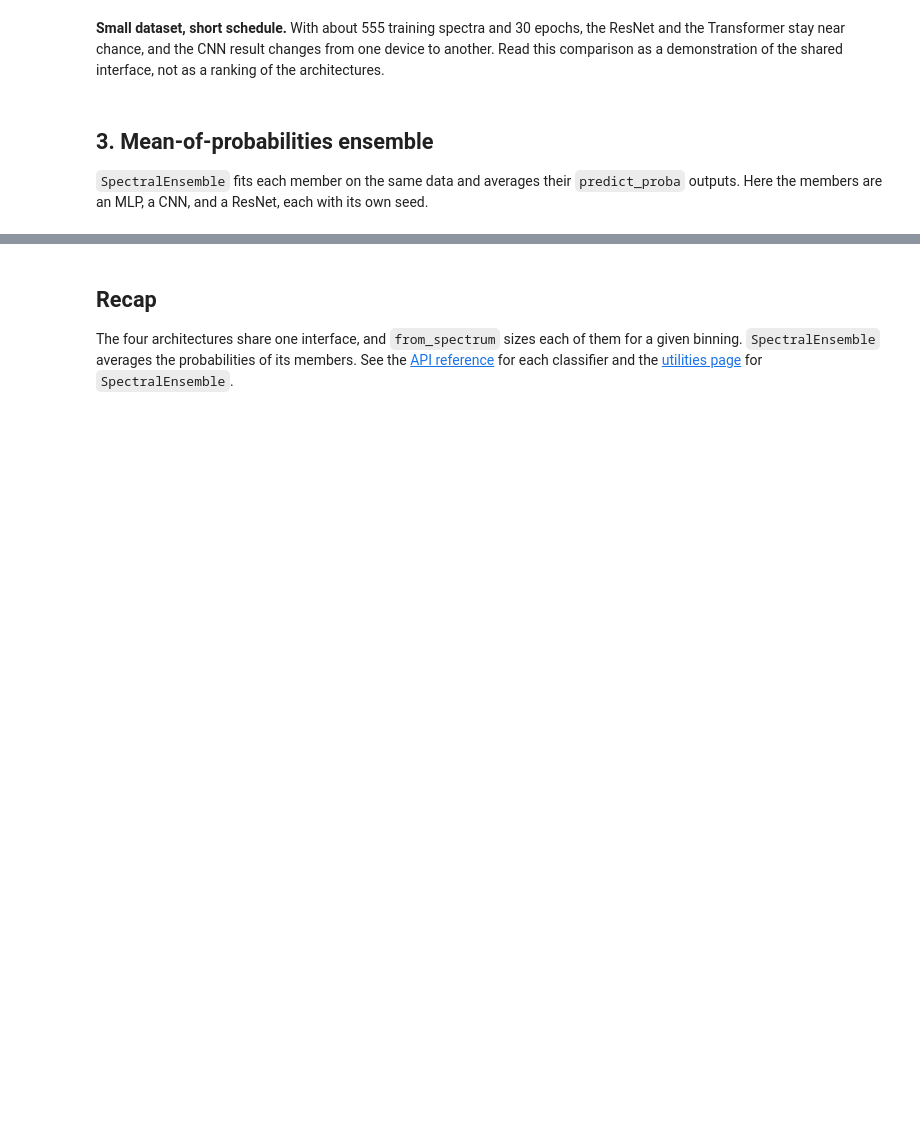
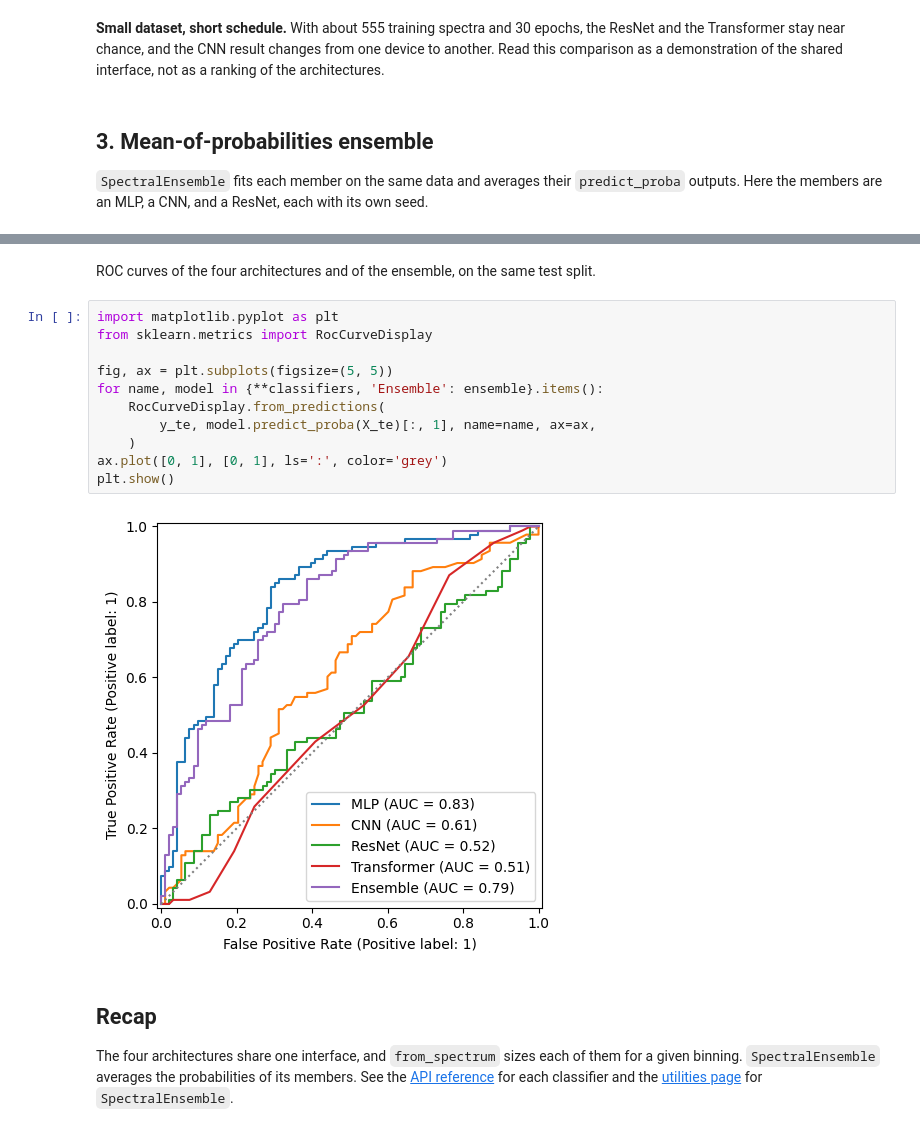
Before and after one commit to EttoreRocchi/MaldiDeepKit, a Jupyter notebook: notebooks/02_model_comparison.ipynb, the cells around one changed output, grey strips where cells are left out. Drawn from its saved outputs; the diff is of its cells as text; blank space fills up the shorter version.

```diff
--- a/notebooks/02_model_comparison.ipynb
+++ b/notebooks/02_model_comparison.ipynb
@@ -94,4 +94,19 @@ Ensemble     accuracy: 0.656 | AUROC: 0.786
+# %% [markdown]
+ROC curves of the four architectures and of the ensemble, on the same test split.
+# %%
+import matplotlib.pyplot as plt
+from sklearn.metrics import RocCurveDisplay
+
+fig, ax = plt.subplots(figsize=(5, 5))
+for name, model in {**classifiers, 'Ensemble': ensemble}.items():
+    RocCurveDisplay.from_predictions(
+        y_te, model.predict_proba(X_te)[:, 1], name=name, ax=ax,
+    )
+ax.plot([0, 1], [0, 1], ls=':', color='grey')
+plt.show()
+# %% [output]
+[figure, added]
 # %% [markdown]
 ## Recap
 
-The four architectures share one interface, and `from_spectrum` sizes each of them for a given binning. `SpectralEnsemble` averages the probabilities of its members. See the [API reference](https://maldideepkit.readthedocs.io/en/latest/api/index.html) for each classifier and the [utilities page](https://maldideepkit.readthedocs.io/en/latest/api/utils.html) for `SpectralEnsemble`.
+The four architectures share one interface, and `from_spectrum` sizes each of them for a given binning. `SpectralEnsemble` averages the probabilities of its members. See the [API reference](https://maldideepkit.readthedocs.io/en/stable/api/index.html) for each classifier and the [utilities page](https://maldideepkit.readthedocs.io/en/stable/api/utils.html) for `SpectralEnsemble`.
```
Also changed, not shown: parts of 2 cells of this notebook, 15 other files.
